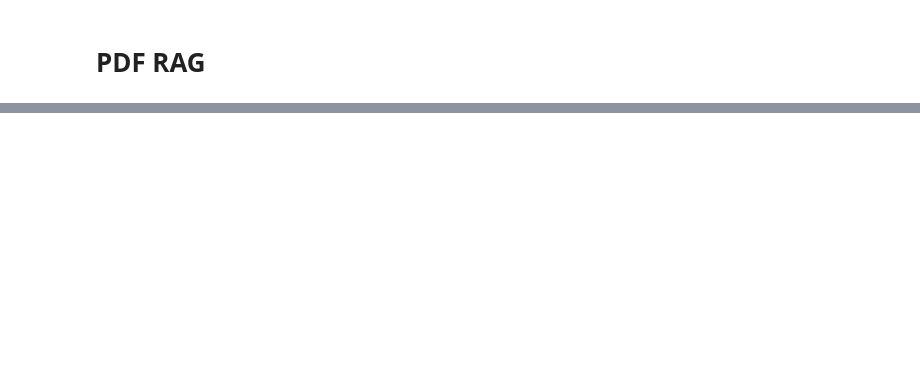
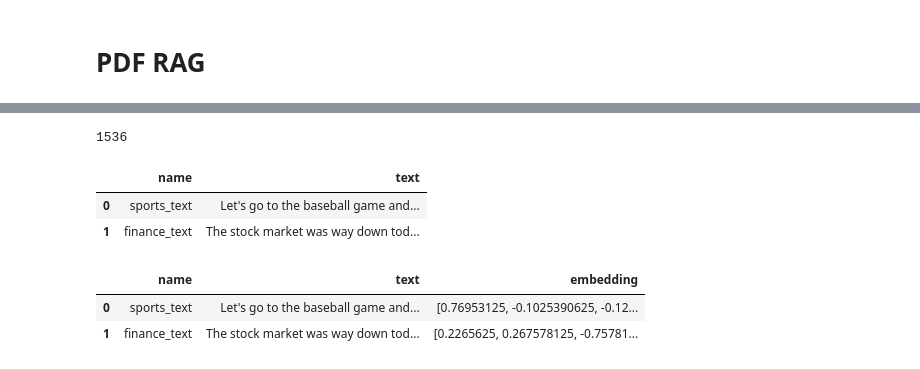
Before and after one commit to jimmypjoy/aimldemo, a Jupyter notebook: jupyterworkapce/17 aws bedrock/01 aws bedrock basics.ipynb, the cells around one changed output, grey strips where cells are left out. Drawn from its saved outputs; the diff is of its cells as text; code cells hidden in the pictures; blank space fills up the shorter version.

```diff
--- a/jupyterworkapce/17 aws bedrock/01 aws bedrock basics.ipynb
+++ b/jupyterworkapce/17 aws bedrock/01 aws bedrock basics.ipynb
@@ -146,0 +261,2 @@ print(response_body["results"][0]["outputText"])
+# %%
+response_body = json.loads(response.get('body').read())
@@ -146,0 +283,36 @@ print(response_body["results"][0]["outputText"])
+# %%
+len(response_body['embedding'])
+# %% [output]
+1536
+# %%
+def embed_text(text):
+    json_request = {"inputText": text}
+    body = json.dumps(json_request)
+    response = bedrock_runtime.invoke_model(body=body,modelId="amazon.titan-embed-text-v1")
+    return json.loads(response.get('body').read())['embedding']
+# %%
+# Define the two strings
+text1 = "Let's go to the baseball game and watch some sports!"
+text2 = "The stock market was way down today, I'm going to lose money!"
+
+#text1 = "How much is the loan porcessing charge?"
+#text2 = "How much will be the cost of processing the loan?"
+
+
+# Create a DataFrame
+data = {'name': ['sports_text', 'finance_text'], 'text': [text1, text2]}
+df = pd.DataFrame(data)
+# %%
+df
+# %% [output]
+|  | name | text |
+| 0 | sports_text | Let's go to the baseball game and... |
+| 1 | finance_text | The stock market was way down tod... |
+# %%
+df['embedding'] = df['text'].apply(embed_text)
+# %%
+df
+# %% [output]
+|  | name | text | embedding |
+| 0 | sports_text | Let's go to the baseball game and... | [0.76953125, -0.1025390625, -0.12... |
+| 1 | finance_text | The stock market was way down tod... | [0.2265625, 0.267578125, -0.75781... |
```
Also changed, not shown: parts of 38 cells of this notebook, 6 other files.
